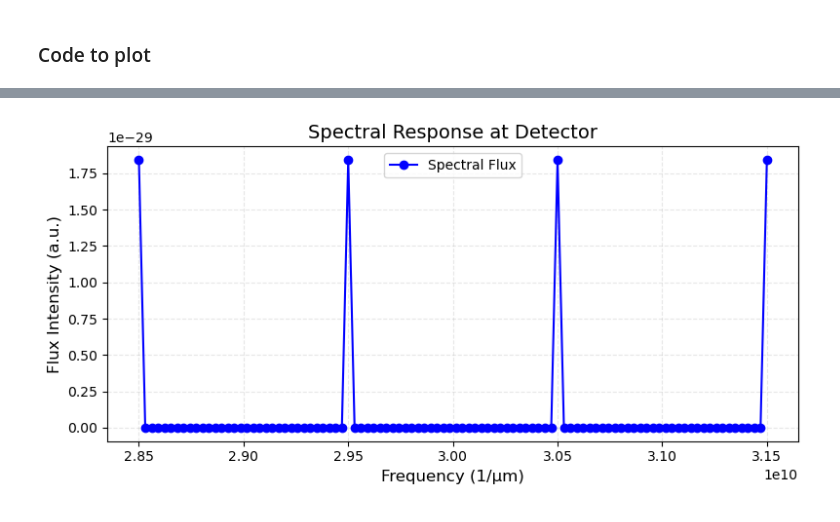
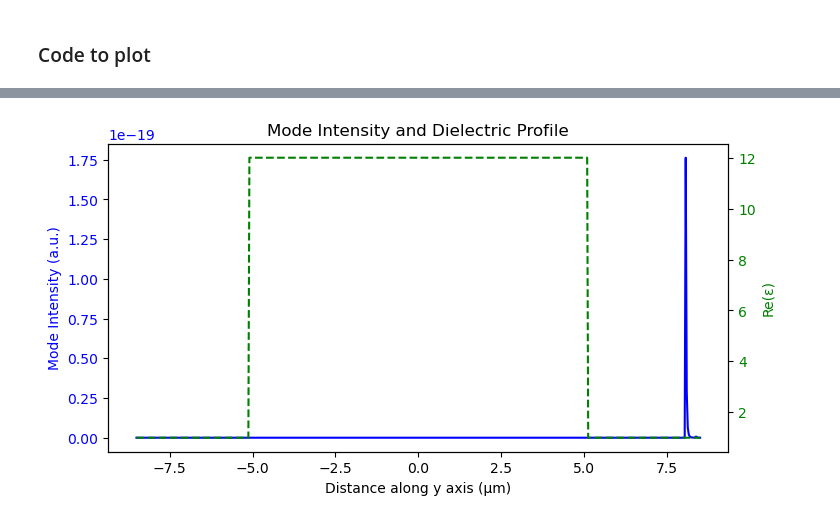
Before and after one commit to zhou277/Semiconductor_laser, a Jupyter notebook: QCL_Lab.ipynb, the cells around one changed output, grey strips where cells are left out. Cells and saved outputs as stored; diff of their text form; code cells hidden in the pictures.

```diff
--- a/QCL_Lab.ipynb
+++ b/QCL_Lab.ipynb
@@ -676,7 +676,6 @@ pml_layers = [mp.PML(0.1)]
 
 # Set up for source frequency
 frequency = 3e10 # 3THz
-
 # Set up for detector 's observe range
 observe_range = 0.1
 
@@ -689,7 +688,7 @@ def add_layer(thickness, material):
     global y0
     center_y = y0 + 0.5 * thickness
     geometry.append(mp.Block(
-        size=mp.Vector3(sx, thickness, sz),
+        size=mp.Vector3(mp.inf, thickness, mp.inf),
         center=mp.Vector3(0, center_y, 0),
         material=material
     ))
@@ -703,10 +702,10 @@ add_layer(Au_thickness, Au)
 
 # Source
 sources = [mp.Source(
-            src=mp.GaussianSource(frequency=frequency, fwidth=1),
-            component=mp.Ex,
-            center=mp.Vector3(-sx/2,0,0),
-            size=mp.Vector3(1,sy,0))]
+            src=mp.ContinuousSource(frequency=frequency, fwidth=1),
+            component=mp.Ey,
+            center=mp.Vector3(0,10.4/2,0),
+            size=mp.Vector3(0,0,0))]
 
 # Simulation setup
 sim = mp.Simulation(
@@ -730,6 +729,46 @@ flux_monitor = sim.add_flux(frequency, frequency * observe_range, 100,
 # Run the simulation
 sim.run(until = 50)
 
+# Plot Mode Intensity
+ey_data = sim.get_array(center=mp.Vector3(), size=cell, component=mp.Ey)
+center_y_index = ey_data.shape[0] // 2
+field_line = np.abs(ey_data[center_y_index, :])**2  # Square of Ey intensity -> mode intensity
+fig, ax1 = plt.subplots(figsize=(8, 4))
+x_axis = np.linspace(-sy/2-3, sy/2+3, len(field_line))
+
+ax1.plot(x_axis, field_line, 'b-', label='Mode Intensity')
+ax1.set_xlabel('Distance along y axis (μm)')
+ax1.set_ylabel('Mode Intensity (a.u.)', color='b')
+ax1.tick_params(axis='y', labelcolor='b')
+
+# Plot Re(ε) on secondary axis
+ax2 = ax1.twinx()
+epsilon_profile = np.where((x_axis > -5.1) & (x_axis < 5.1), 12, 1)
+
+ax2.plot(x_axis, epsilon_profile, 'g--', label='Re(ε)')
+ax2.set_ylabel('Re(ε)', color='g')
+ax2.tick_params(axis='y', labelcolor='g')
+
+plt.title('Mode Intensity and Dielectric Profile')
+plt.show()
+
+# Plot the figure of field point of Ex along the y-axis
+y_vals = np.linspace(-sy/2, sy/2, 500)
+ey_vals = []
+
+for y in y_vals:
+    pt = mp.Vector3(0, y)  # x=0, y=varies
+    ey_vals.append(sim.get_field_point(mp.Ey, pt))
+
+plt.figure(figsize=(6,4))
+plt.plot(y_vals, ex_vals, label='Ex along y-axis at x=0', color='blue')
+plt.xlabel("y (μm)")
+plt.ylabel("Ey Field")
+plt.title("Field Distribution Along y-axis")
+plt.grid(True, linestyle='--', alpha=0.3)
+plt.legend()
+plt.tight_layout()
+plt.show()
 
 # Plot the figure of frequency and flux intensity
 frequencies = mp.get_flux_freqs(flux_monitor)
@@ -743,44 +782,5 @@ plt.grid(True, linestyle='--', alpha=0.3)
 plt.legend()
 plt.tight_layout()
 plt.show()
-
-# Plot the figure of field point of Ex along the y-axis
-y_vals = np.linspace(-sy/2, sy/2, 500)
-ex_vals = []
-
-for y in y_vals:
-    pt = mp.Vector3(0, y)  # x=0, y=varies
-    ex_vals.append(sim.get_field_point(mp.Ex, pt))
-
-plt.figure(figsize=(6,4))
-plt.plot(y_vals, ex_vals, label='Ex along y-axis at x=0', color='blue')
-plt.xlabel("y (μm)")
-plt.ylabel("Ex Field")
-plt.title("Field Distribution Along y-axis")
-plt.grid(True, linestyle='--', alpha=0.3)
-plt.legend()
-plt.tight_layout()
-plt.show()
-
-# Plot Mode Intensity
-ex_data = sim.get_array(center=mp.Vector3(), size=cell, component=mp.Ex)
-center_x_index = ex_data.shape[0] // 2
-field_line = np.abs(ex_data[center_x_index, :])**2  # Ex 场强平方 -> 模强度
-fig, ax1 = plt.subplots(figsize=(8, 4))
-x = np.linspace(-2, 12, len(field_line))
-ax1.plot(x, field_line, 'b-', label='Mode Intensity')
-ax1.set_xlabel('Distance (μm)')
-ax1.set_ylabel('Mode Intensity (a.u.)', color='b')
-ax1.tick_params(axis='y', labelcolor='b')
-
-# Plot Re(ε) on secondary axis
-ax2 = ax1.twinx()
-epsilon_profile = np.where((x > 0) & (x < 10), 12, 1)
-ax2.plot(x, epsilon_profile, 'g--', label='Re(ε)')
-ax2.set_ylabel('Re(ε)', color='g')
-ax2.tick_params(axis='y', labelcolor='g')
-
-plt.title('Mode Intensity and Dielectric Profile')
-plt.show()
 # %% [output]
      block, center = (0,-5.15,0)
@@ -804 +804 @@ run 0 finished at t = 50.0 (5000 timesteps)
-[figure, old version]
+[figure, new version]
```
Also changed, not shown: parts of 3 cells of this notebook, 3 other files.
